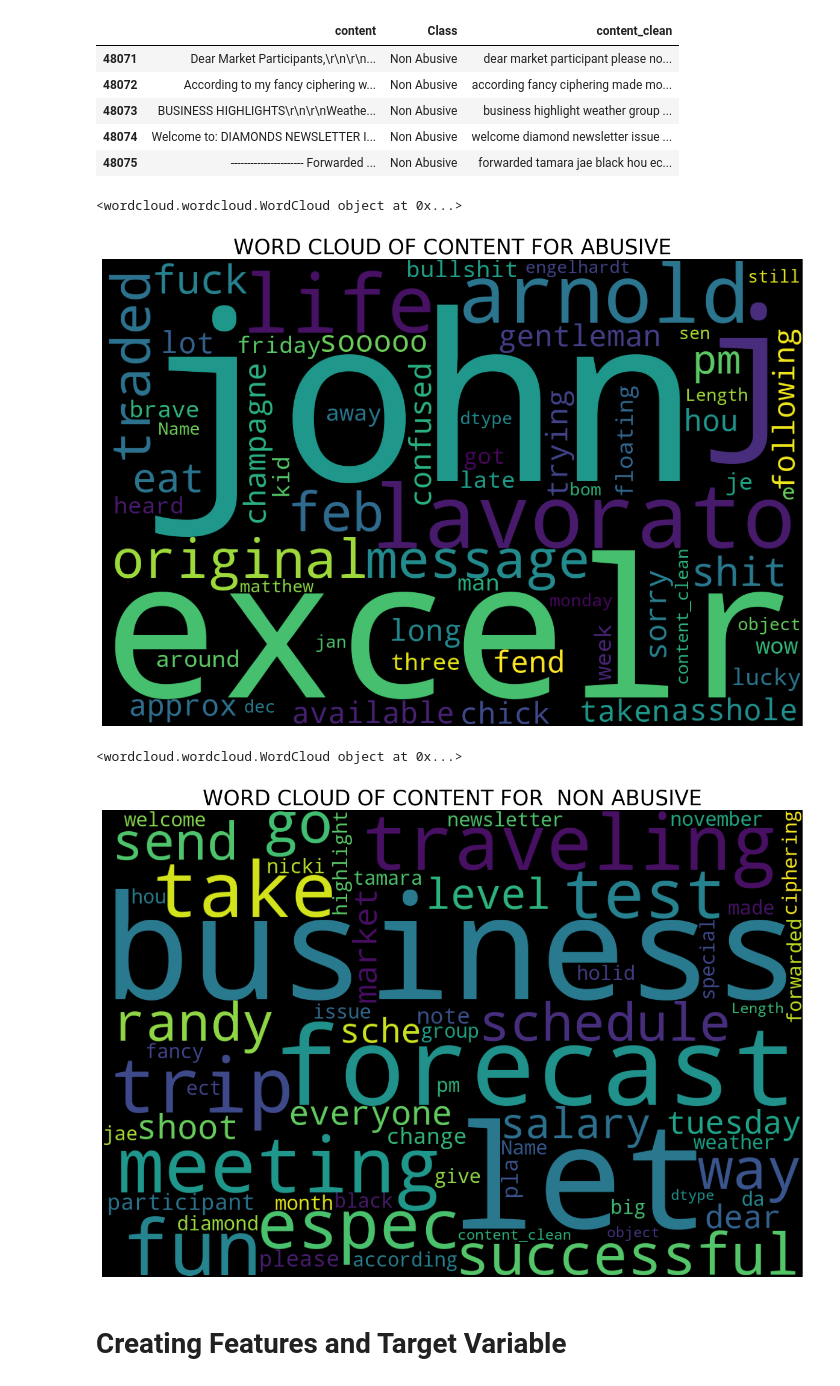
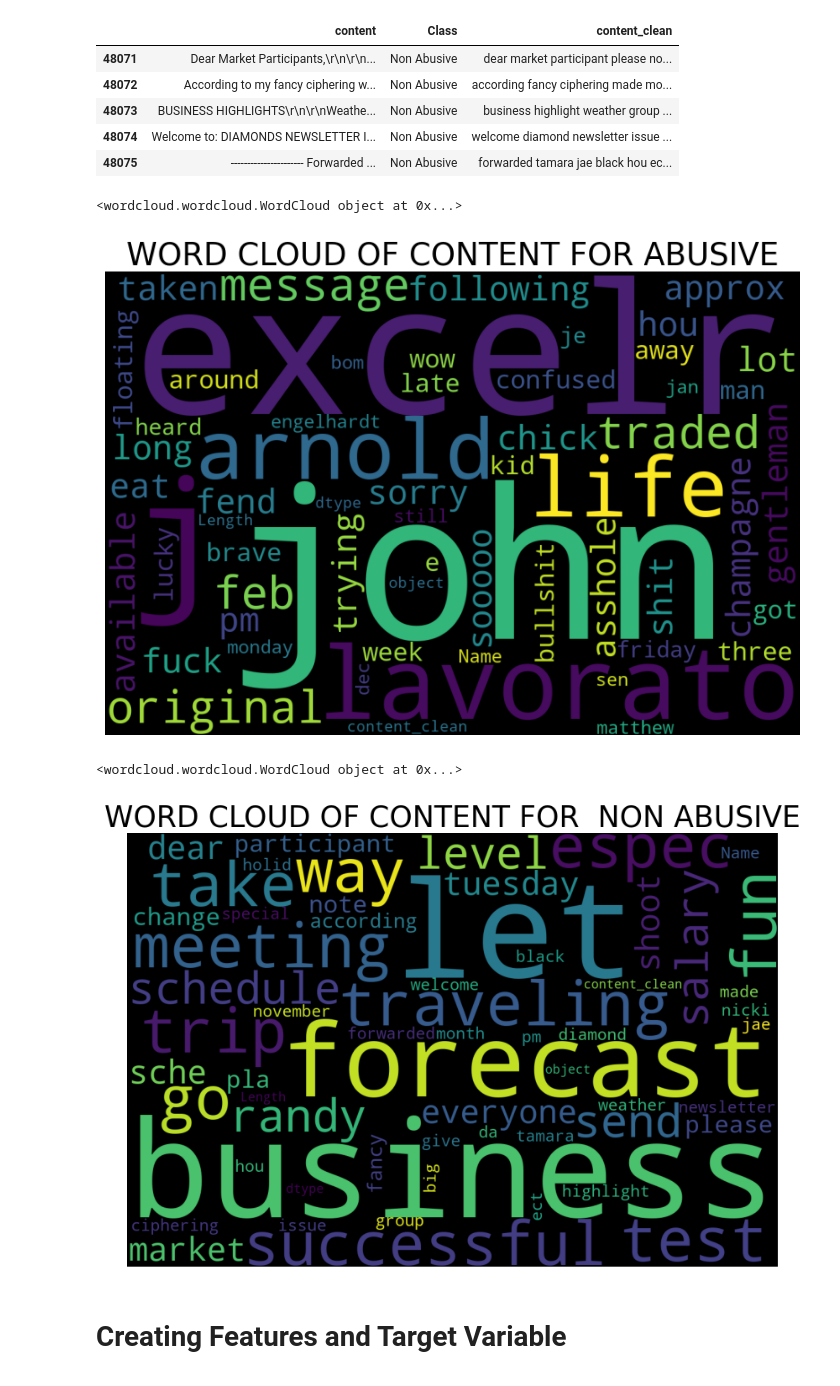
Before and after one commit to rajveersinghcse/Email-Classification, a Jupyter notebook: email_classification.ipynb, the cells around one changed output. Saved outputs shown, nothing was run; the diff lists cells and outputs as text; code cells hidden in the pictures.

```diff
--- a/email_classification.ipynb
+++ b/email_classification.ipynb
@@ -89,7 +89,7 @@ stopwords = set(STOPWORDS)
 
 wordcloud = WordCloud(background_color = 'black', stopwords = stopwords, width = 1200, height = 800).generate(str(data['content']))
 
-plt.rcParams['figure.figsize'] = (20, 20)
+plt.rcParams['figure.figsize'] = (10, 10)
 plt.title('WORD CLOUD OF CONTENT', fontsize = 25)
 print(wordcloud)
 plt.axis('off')
@@ -159,7 +159,7 @@ stopwords = set(STOPWORDS)
 
 wordcloud = WordCloud(background_color = 'black', stopwords = stopwords, width = 1200, height = 800).generate(str(df['content']))
 
-plt.rcParams['figure.figsize'] = (15, 15)
+plt.rcParams['figure.figsize'] = (10, 10)
 plt.title('WORD CLOUD OF CONTENT FOR ABUSIVE', fontsize = 25)
 print(wordcloud)
 plt.axis('off')
@@ -195,7 +195,7 @@ stopwords = set(STOPWORDS)
 
 wordcloud = WordCloud(background_color = 'black', stopwords = stopwords, width = 1200, height = 800).generate(str(df1['content']))
 
-plt.rcParams['figure.figsize'] = (15, 15)
+plt.rcParams['figure.figsize'] = (10, 10)
 plt.title('WORD CLOUD OF CONTENT FOR  NON ABUSIVE', fontsize = 25)
 print(wordcloud)
 plt.axis('off')
@@ -378,7 +378,7 @@ stopwords = set(STOPWORDS)
 
 wordcloud = WordCloud(background_color = 'black', stopwords = stopwords, width = 1200, height = 800).generate(str(df2['content_clean']))
 
-plt.rcParams['figure.figsize'] = (15, 15)
+plt.rcParams['figure.figsize'] = (10, 10)
 plt.title('WORD CLOUD OF CONTENT FOR ABUSIVE', fontsize = 25)
 print(wordcloud)
 plt.axis('off')
@@ -386,28 +386,28 @@ plt.imshow(wordcloud)
 plt.show()
 # %% [output]
 <wordcloud.wordcloud.WordCloud object at 0x...>
-[figure, old version]
+[figure, new version]
 # %%
 df3 = new[new['Class'] == 'Non Abusive']
 # %%
 # let's see the words cloud for content for class of non abusive
 
 from wordcloud import WordCloud
 from wordcloud import STOPWORDS
 
 stopwords = set(STOPWORDS)
 
 wordcloud = WordCloud(background_color = 'black', stopwords = stopwords, width = 1200, height = 800).generate(str(df3['content_clean']))
 
-plt.rcParams['figure.figsize'] = (15, 15)
+plt.rcParams['figure.figsize'] = (10, 10)
 plt.title('WORD CLOUD OF CONTENT FOR  NON ABUSIVE', fontsize = 25)
 print(wordcloud)
 plt.axis('off')
 plt.imshow(wordcloud)
 plt.show()
 # %% [output]
 <wordcloud.wordcloud.WordCloud object at 0x...>
-[figure, old version]
+[figure, new version]
 # %% [markdown]
 # Creating Features and Target Variable
 # %%
```
Also changed, not shown: parts of 7 cells of this notebook.
